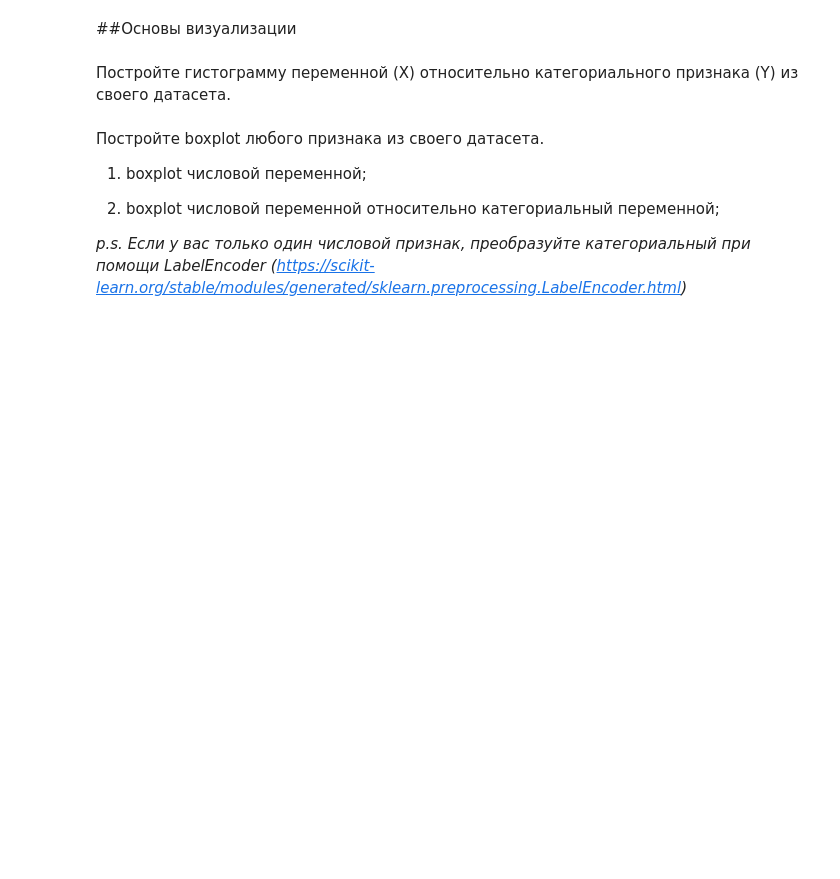
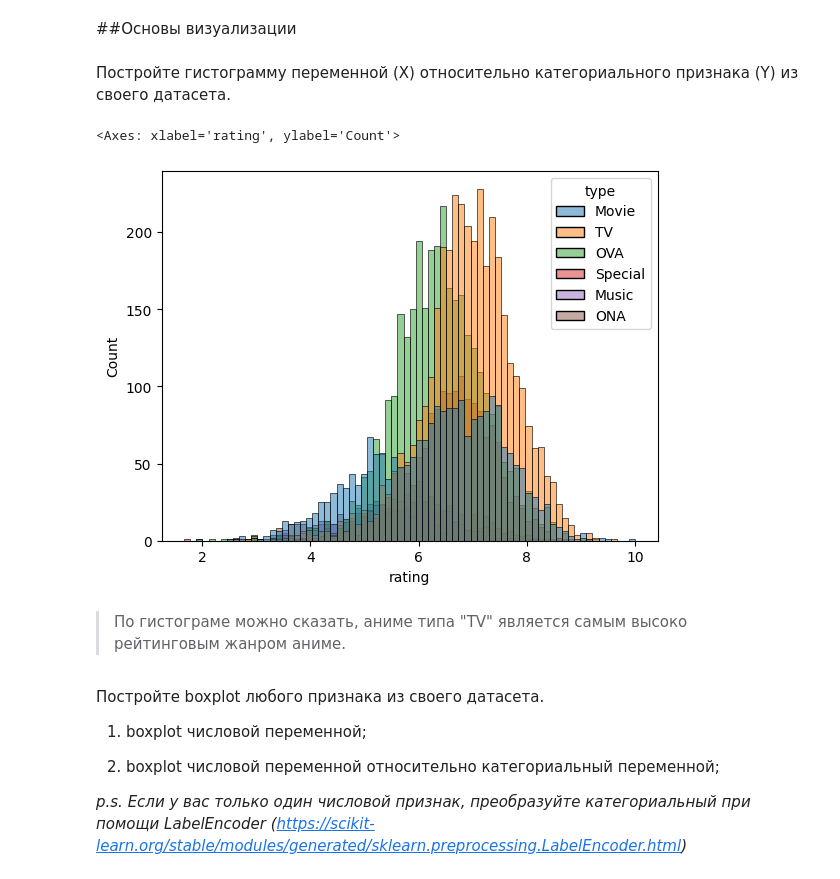
Before and after one commit to TheGodseeker/ML_PR, a Jupyter notebook: lab2/Задание_2.ipynb, the cells around one changed output. Saved outputs shown, nothing was run; the diff lists cells and outputs as text; code cells hidden in the pictures; blank space fills up the shorter version.

```diff
--- a/lab2/Задание_2.ipynb
+++ b/lab2/Задание_2.ipynb
@@ -27,0 +109,3 @@ df = # чтение файла
+# %%
+df = pd.read_csv("/content/anime.csv")# чтение файла
+df #y - type; x - members
@@ -81,3 +200,27 @@ Example: видим, что среднее и отклонение различ
+# %%
+# types = {}
+
+# for val in df["type"]:
+#   if val not in types: types[val] = 0
+
+# types.popitem()
+
+# for cur_type in types:
+#   cur_mem = df[df["type"]== cur_type]["members"]
+#   for n in cur_mem: types[cur_type] += n
+
+# print(types)
+
+# sns.histplot( x = types.values(), hue = types.keys())
+
+sns.histplot(data = df, x = "rating", hue = "type")
+# %% [output]
+<Axes: xlabel='rating', ylabel='Count'>
+[figure, added]
+# %% [markdown]
+
+
+> По гистограме можно сказать, аниме типа "TV" является самым высоко рейтинговым жанром аниме.
 # %% [markdown]
 Постройте boxplot любого признака из своего датасета.
 
```
Also changed, not shown: parts of 40 cells of this notebook.
